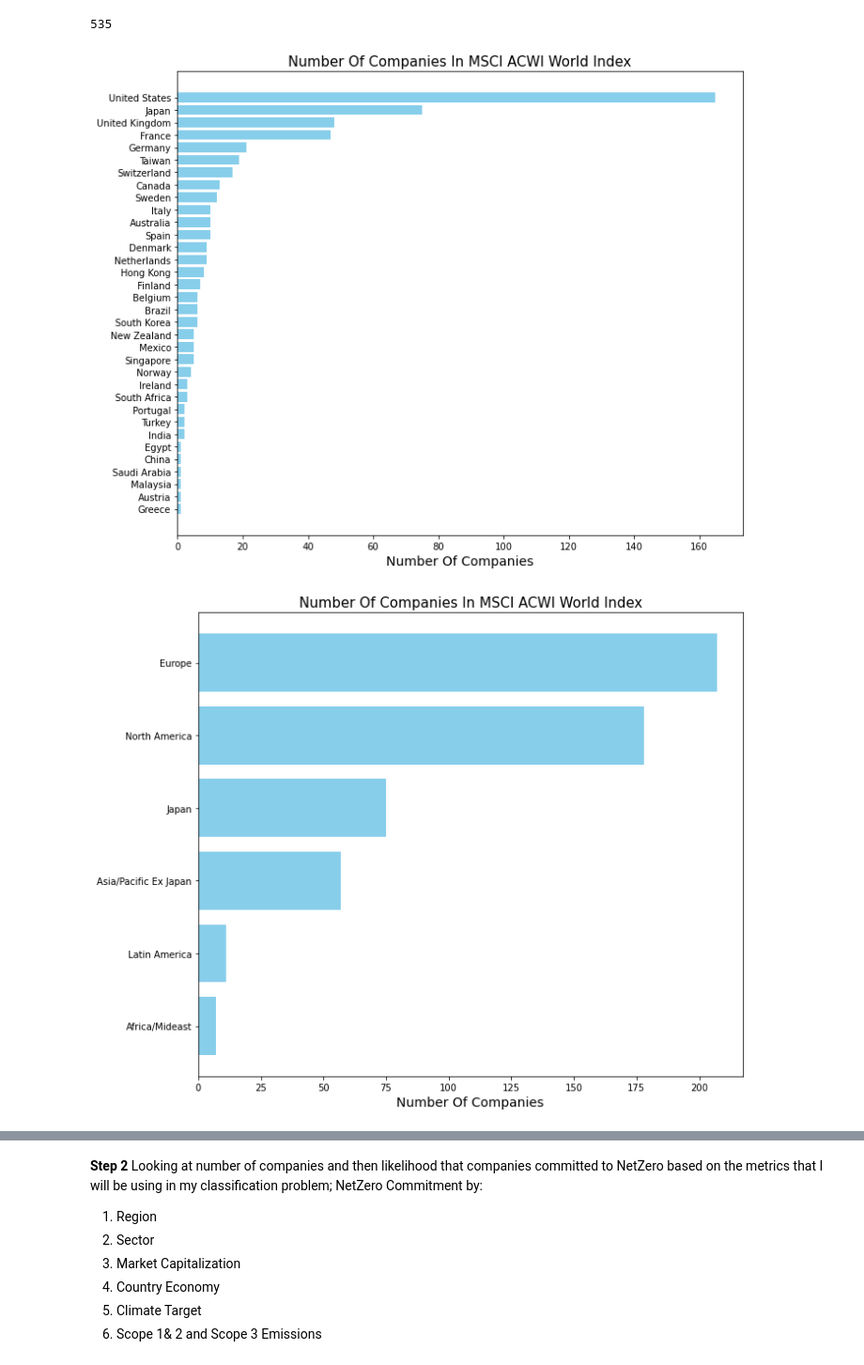
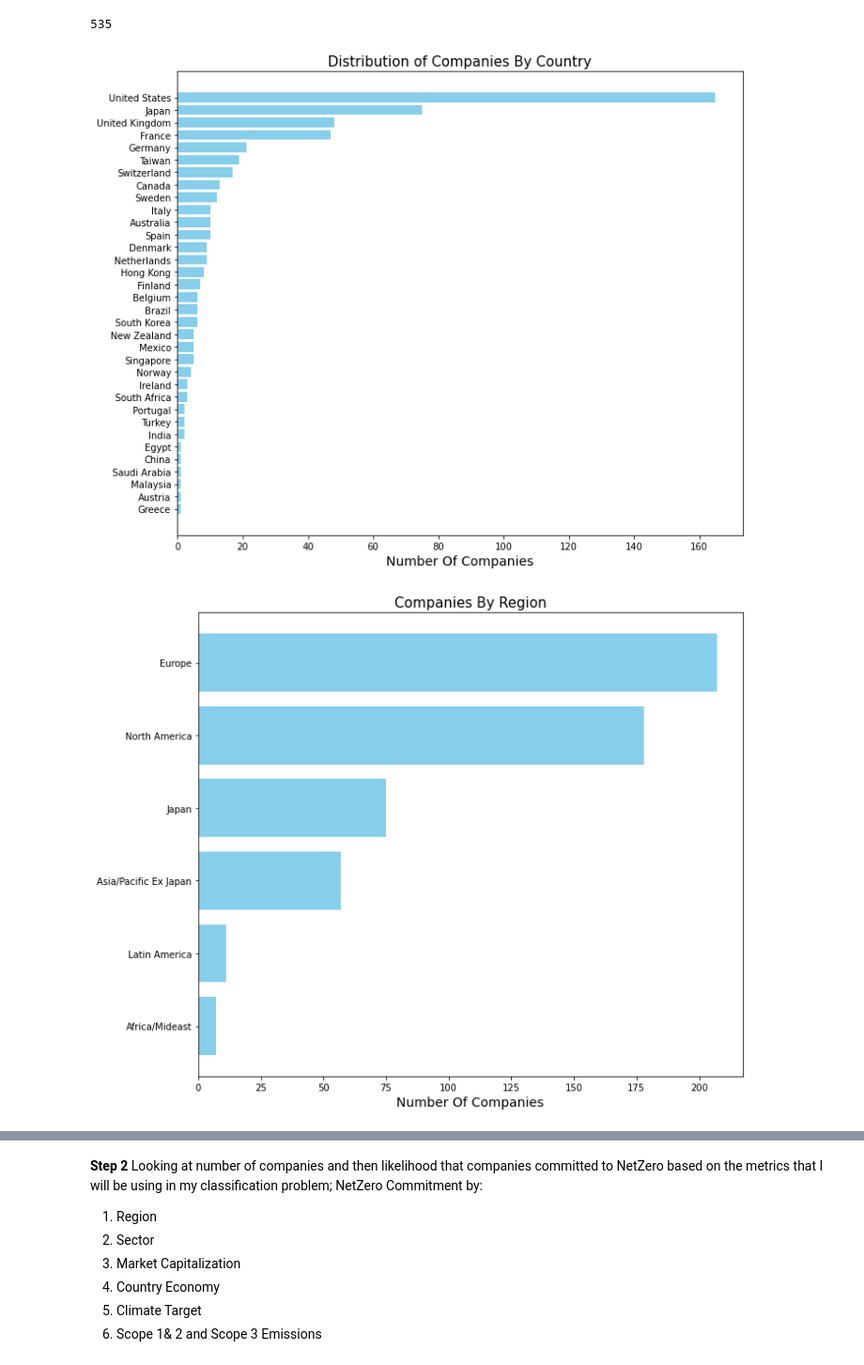
Before and after one commit to filofossati/NetZeroEmissionCommitment, a Jupyter notebook: code/04_EDA for Classification.ipynb, the cells around one changed output, grey strips where cells are left out. Shown at 94% size. Cells and saved outputs as stored; diff of their text form; code cells hidden in the pictures.

```diff
--- a/code/04_EDA for Classification.ipynb
+++ b/code/04_EDA for Classification.ipynb
@@ -23,11 +23,11 @@ def plot_hist(series, title, bins):
     plt.tight_layout()
 # %%
 #Function for barh
-def plot_barh(x,y, title):
+def plot_barh(x,y,x_axis, title):
     plt.figure(figsize=(10,8))
     plt.barh(x,y, color='skyblue')
-    plt.xlabel(f'{title}', fontdict= {'fontsize':14})
-    plt.title(f'{title} In MSCI ACWI World Index', fontdict = {'fontsize':15})
+    plt.xlabel(f'{x_axis}', fontdict= {'fontsize':14})
+    plt.title(f'{title}', fontdict = {'fontsize':15})
     plt.tight_layout()
 # %%
 #ScatterPlot Function
@@ -84,15 +84,16 @@ len(df['fsym_id'].unique())
 # %%
 #Looking at number of companies by country in descending order
 state = df.groupby('Entity').count()['fsym_id'].sort_values(ascending=True).reset_index()
-plot_barh(state['Entity'], state['fsym_id'], 'Number Of Companies')
+plot_barh(state['Entity'], state['fsym_id'],'Number Of Companies', 'Distribution of Companies By Country')
 # %% [output]
-[figure, old version]
+[figure, new version]
 # %%
 #Looking at number of companies by region in descending order
 region = df.groupby('region').count()['fsym_id'].sort_values(ascending=True).reset_index()
-plot_barh(region['region'], region['fsym_id'], 'Number Of Companies')
+plot_barh(region['region'], region['fsym_id'],'Number Of Companies', 'Companies By Region')
+plt.savefig('../images/companies_by_region.png')
 # %% [output]
-[figure, old version]
+[figure, new version]
 # %%
 #looking number of companies by industry
 industry = df.groupby('gics_sector_name').count()['fsym_id'].sort_values(ascending=True).reset_index()
```
Also changed, not shown: parts of 13 cells of this notebook, 23 other files.
